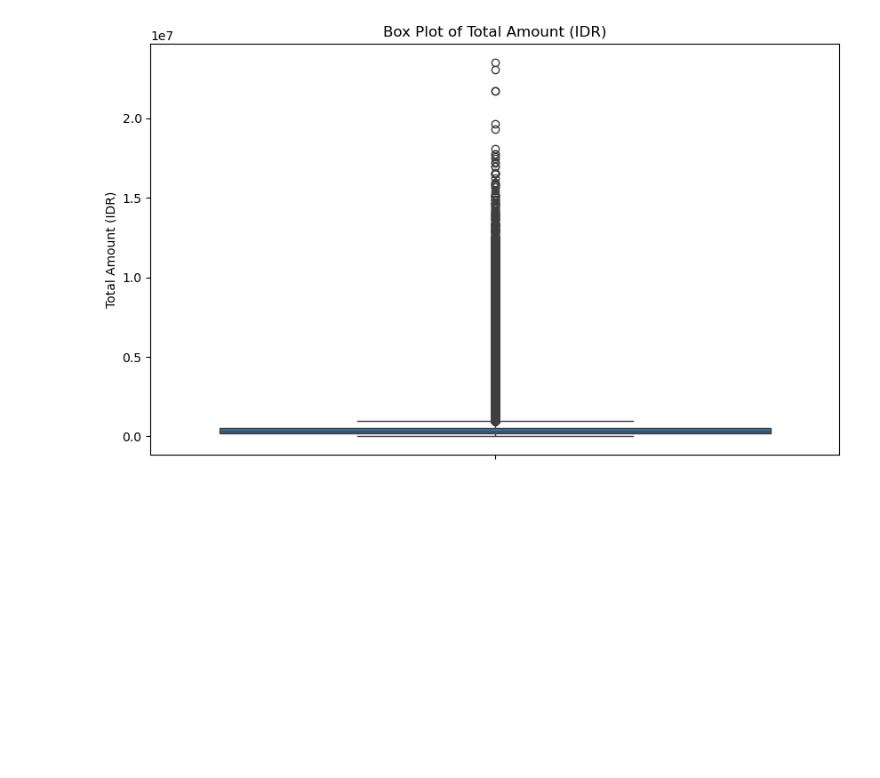
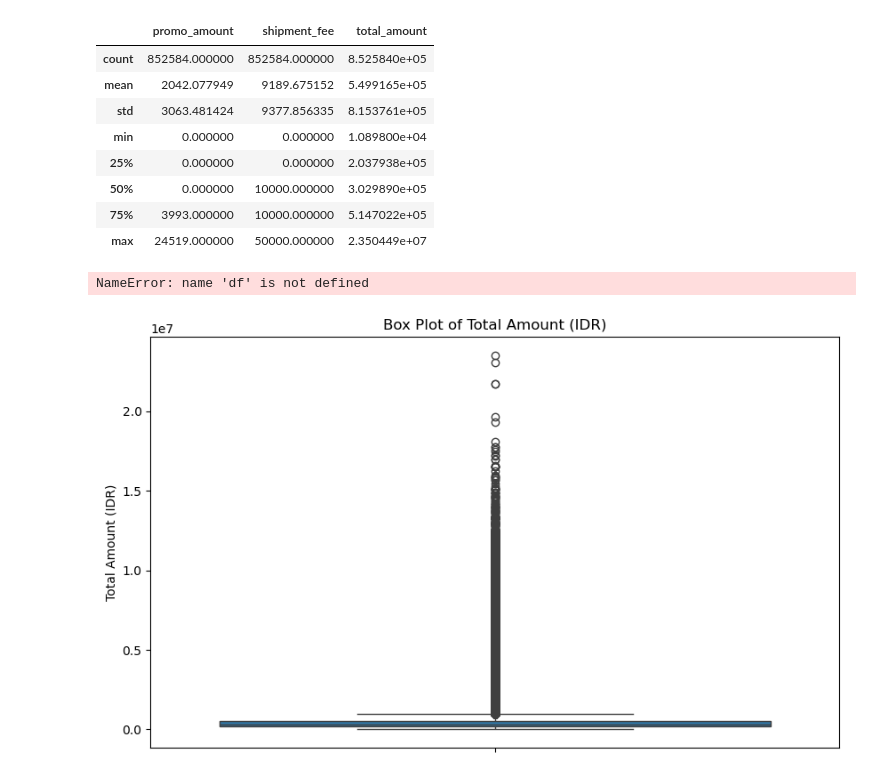
Before and after one commit to hamayunarz/ecommerce-rfm-segmentation, a Jupyter notebook: notebooks/2_data_cleaning.ipynb, the cells around one changed output. Drawn from its saved outputs; the diff is of its cells as text; code cells hidden in the pictures; blank space fills up the shorter version.

```diff
--- a/notebooks/2_data_cleaning.ipynb
+++ b/notebooks/2_data_cleaning.ipynb
@@ -17,6 +17,40 @@ df_customers = pd.read_sql(text('SELECT * FROM s_hamayunrahimzai.customers_raw;'
 df_products = pd.read_sql(text('SELECT * FROM s_hamayunrahimzai.products_raw;'), con=engine)
 df_transactions = pd.read_sql(text('SELECT * FROM s_hamayunrahimzai.transactions_raw;'), con=engine)
 df_click_stream = pd.read_sql(text('SELECT * FROM s_hamayunrahimzai.click_stream_raw;'), con=engine)
+# %%
+df_transactions[['promo_amount', 'shipment_fee', 'total_amount']].describe()
+# %% [output]
+|  | promo_amount | shipment_fee | total_amount |
+| count | 852584.000000 | 852584.000000 | 8.525840e+05 |
+| mean | 2042.077949 | 9189.675152 | 5.499165e+05 |
+| std | 3063.481424 | 9377.856335 | 8.153761e+05 |
+| min | 0.000000 | 0.000000 | 1.089800e+04 |
+| 25% | 0.000000 | 0.000000 | 2.037938e+05 |
+| 50% | 0.000000 | 10000.000000 | 3.029890e+05 |
+| 75% | 3993.000000 | 10000.000000 | 5.147022e+05 |
+| max | 24519.000000 | 50000.000000 | 2.350449e+07 |
+# %%
+import plotly.express as px
+
+# Filter the data
+df_success = df_transactions[df_transactions['payment_status'] == 'Success']
+
+# Create the map
+fig = px.scatter_mapbox(
+    data_frame=df_success,
+    lat='shipment_location_lat',
+    lon='shipment_location_long',
+    hover_name='customer_id',
+    color='payment_method',
+    zoom=4,
+    mapbox_style='open-street-map',
+    center={'lat': -2.5, 'lon': 118.0},  # Center of Indonesia
+    title='Successful Shipments in Indonesia'
+)
+
+fig.show()
+# %% [output]
+NameError: name 'df' is not defined
 # %%
 
 plt.figure(figsize=(10, 6))
```
Also changed, not shown: 3 other files.
